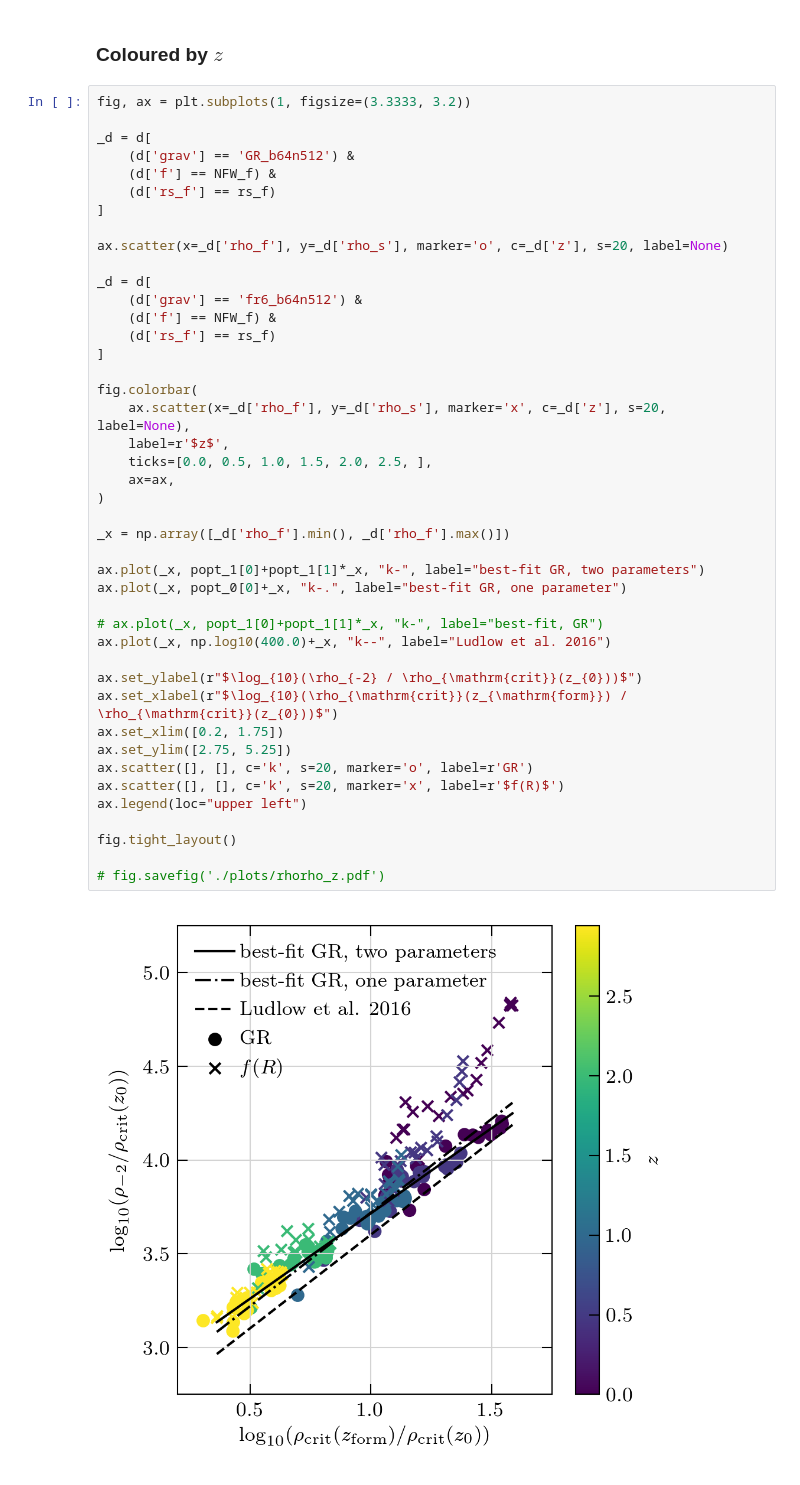
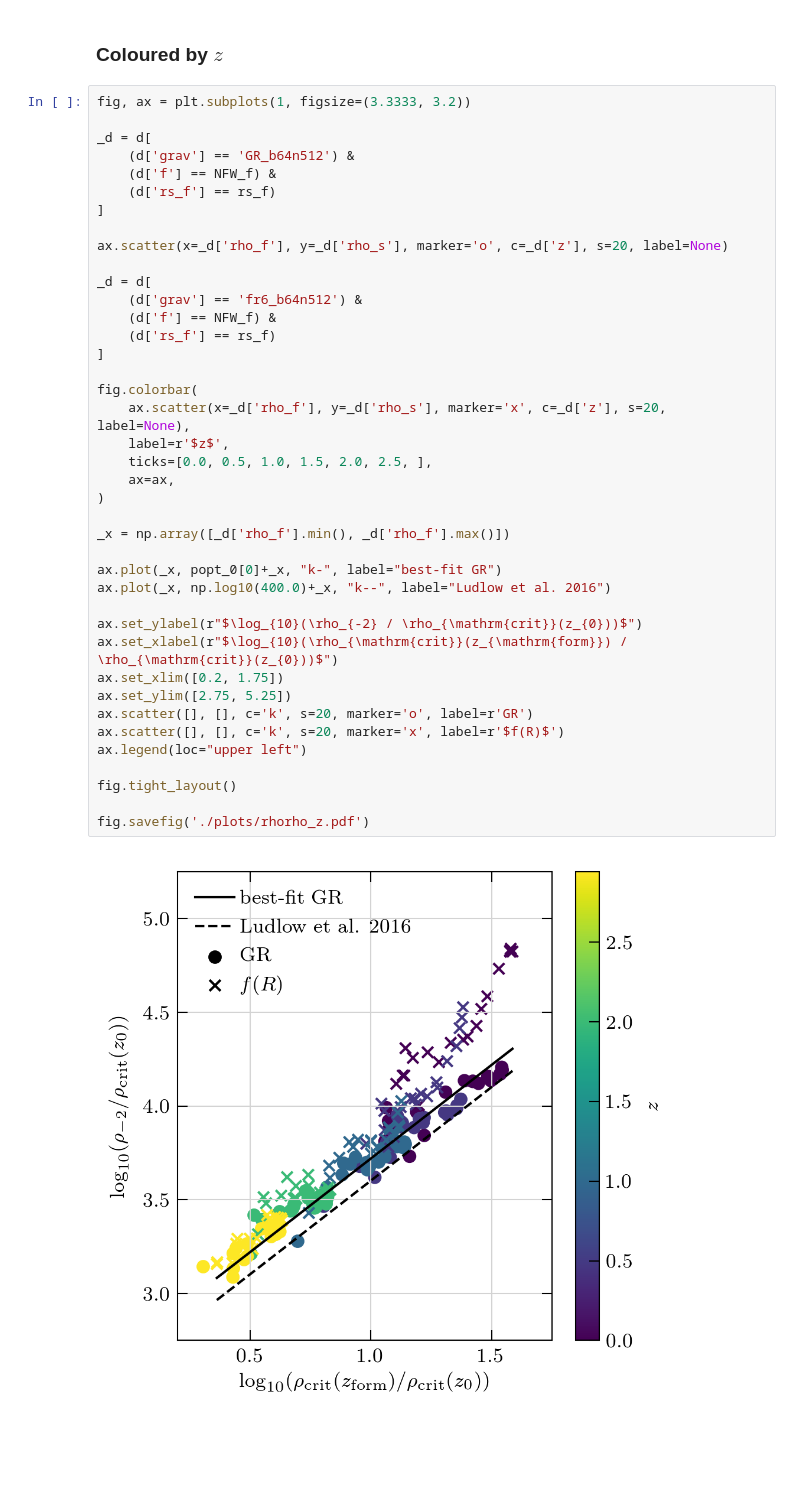
Before and after one commit to oleskiewicz/hbtp, a Jupyter notebook: relation.ipynb, the cells around one changed output. Cells and saved outputs as stored; diff of their text form; blank space fills up the shorter version.

Commit message:
update figures in notebooks

```diff
--- a/relation.ipynb
+++ b/relation.ipynb
@@ -239,39 +205,36 @@ _d = d[
 ax.scatter(x=_d['rho_f'], y=_d['rho_s'], marker='o', c=_d['z'], s=20, label=None)
 
 _d = d[
     (d['grav'] == 'fr6_b64n512') &
     (d['f'] == NFW_f) &
     (d['rs_f'] == rs_f)
 ]
 
 fig.colorbar(
     ax.scatter(x=_d['rho_f'], y=_d['rho_s'], marker='x', c=_d['z'], s=20, label=None),
     label=r'$z$',
     ticks=[0.0, 0.5, 1.0, 1.5, 2.0, 2.5, ],
     ax=ax,
 )
 
 _x = np.array([_d['rho_f'].min(), _d['rho_f'].max()])
 
-ax.plot(_x, popt_1[0]+popt_1[1]*_x, "k-", label="best-fit GR, two parameters")
-ax.plot(_x, popt_0[0]+_x, "k-.", label="best-fit GR, one parameter")
-
-# ax.plot(_x, popt_1[0]+popt_1[1]*_x, "k-", label="best-fit, GR")
+ax.plot(_x, popt_0[0]+_x, "k-", label="best-fit GR")
 ax.plot(_x, np.log10(400.0)+_x, "k--", label="Ludlow et al. 2016")
 
 ax.set_ylabel(r"$\log_{10}(\rho_{-2} / \rho_{\mathrm{crit}}(z_{0}))$")
 ax.set_xlabel(r"$\log_{10}(\rho_{\mathrm{crit}}(z_{\mathrm{form}}) / \rho_{\mathrm{crit}}(z_{0}))$")
 ax.set_xlim([0.2, 1.75])
 ax.set_ylim([2.75, 5.25])
 ax.scatter([], [], c='k', s=20, marker='o', label=r'GR')
 ax.scatter([], [], c='k', s=20, marker='x', label=r'$f(R)$')
 ax.legend(loc="upper left")
 
 fig.tight_layout()
 
-# fig.savefig('./plots/rhorho_z.pdf')
+fig.savefig('./plots/rhorho_z.pdf')
 # %% [output]
-[figure, old version]
+[figure, new version]
 # %%
 fig, ax = plt.subplots(nrows=1, ncols=2, figsize=(7.0, 3.4))
 # fig.suptitle(r"$rs_{f}=%.2f, f=%.2f$" % (rs_f, NFW_f))
```
Also changed, not shown: parts of 5 cells of this notebook, 1 other file.
